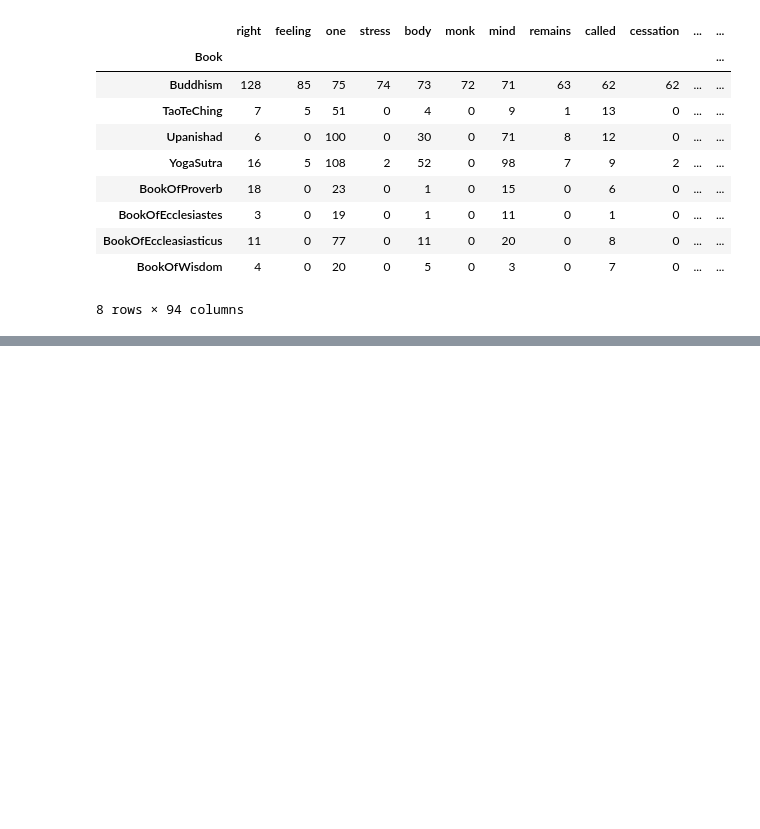
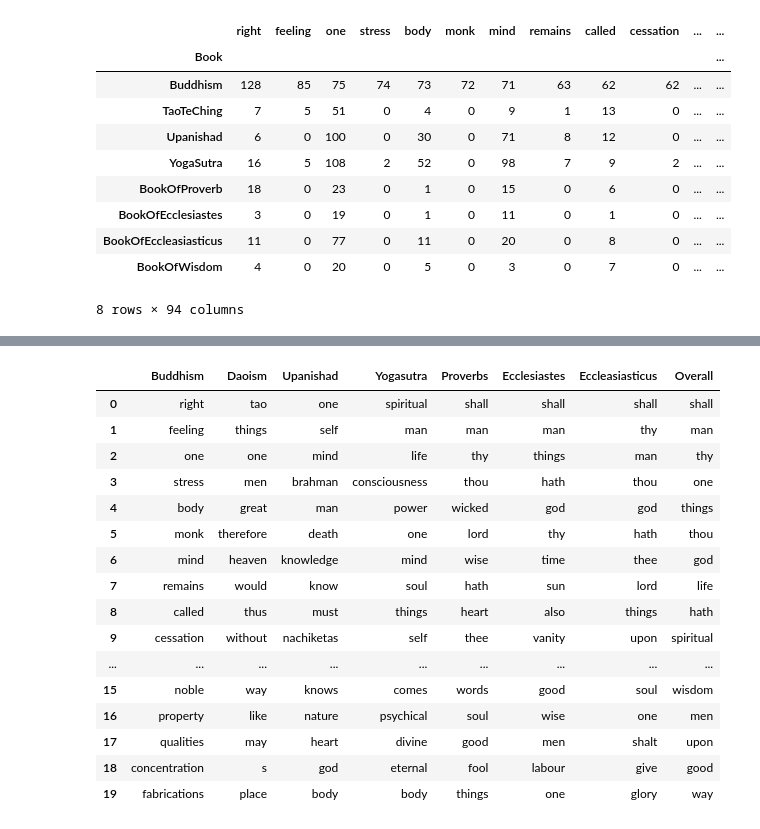
Before and after one commit to lsidarto/datahacks2021, a Jupyter notebook: Datahacks2021.ipynb, the cells around one changed output, grey strips where cells are left out. Cells and saved outputs as stored; diff of their text form; code cells hidden in the pictures; blank space fills up the shorter version.

```diff
--- a/Datahacks2021.ipynb
+++ b/Datahacks2021.ipynb
@@ -97,36 +100,36 @@ cols += top20.index.tolist()
 **YogaSutra Top 20 Words**
 # %%
 total_yogasutra = books[series.str.contains(names[3])].sum(axis = 0)[1:]
-top20 = total_yogasutra.sort_values(ascending = False)[:20]
-top20.plot.pie(label = "YogaSutra Top 20 words")
-cols += top20.index.tolist()
+top20_yogasutra = total_yogasutra.sort_values(ascending = False)[:20]
+top20_yogasutra.plot.pie(label = "YogaSutra Top 20 words")
+cols += top20_yogasutra.index.tolist()
 # %% [output]
 [figure]
 # %% [markdown]
 **BookofProverb Top 20 Words**
 # %%
 total_proverb = books[series.str.contains(names[4])].sum(axis = 0)[1:]
-top20 = total_proverb.sort_values(ascending = False)[:20]
-top20.plot.pie(label = "Proverb Top 20 words")
-cols += top20.index.tolist()
+top20_proverb = total_proverb.sort_values(ascending = False)[:20]
+top20_proverb.plot.pie(label = "Proverb Top 20 words")
+cols += top20_proverb.index.tolist()
 # %% [output]
 [figure]
 # %% [markdown]
 **BookofEcclesiastes Top 20 Words**
 # %%
 total_ecclesiastes = books[series.str.contains(names[5])].sum(axis = 0)[1:]
-top20 = total_ecclesiastes.sort_values(ascending = False)[:20]
-top20.plot.pie(label = "Ecclesiastes Top 20 words")
-cols += top20.index.tolist()
+top20_eccl = total_ecclesiastes.sort_values(ascending = False)[:20]
+top20_eccl.plot.pie(label = "Ecclesiastes Top 20 words")
+cols += top20_eccl.index.tolist()
 # %% [output]
 [figure]
 # %% [markdown]
 **BookofEcclesiasticus Top 20 Words**
 # %%
 total_ecclesiasticus = books[series.str.contains(names[6])].sum(axis = 0)[1:]
-top20 = total_ecclesiasticus.sort_values(ascending = False)[:20]
-top20.plot.pie(label = "Ecclesiasticus Top 20 words")
-cols += top20.index.tolist()
+top20_ecclus = total_ecclesiasticus.sort_values(ascending = False)[:20]
+top20_ecclus.plot.pie(label = "Ecclesiasticus Top 20 words")
+cols += top20_ecclus.index.tolist()
 # %% [output]
 [figure]
 # %% [markdown]
@@ -194,0 +195,20 @@ Based on the pie charts, we can observe that the word "man" comes up as the top
+# %%
+pd.DataFrame({"Buddhism":top20_buddhism.index.tolist(), "Daoism":top20_dao.index.tolist(), "Upanishad":top20_upanishad.index.tolist(), "Yogasutra":top20_yogasutra.index.tolist(), "Proverbs":top20_proverb.index.tolist(), "Ecclesiastes":top20_eccl.index.tolist(), "Eccleasiasticus":top20_ecclus.index.tolist(), "Overall":overall.index.tolist()})
+# %% [output]
+|  | Buddhism | Daoism | Upanishad | Yogasutra | Proverbs | Ecclesiastes | Eccleasiasticus | Overall |
+| 0 | right | tao | one | spiritual | shall | shall | shall | shall |
+| 1 | feeling | things | self | man | man | man | thy | man |
+| 2 | one | one | mind | life | thy | things | man | thy |
+| 3 | stress | men | brahman | consciousness | thou | hath | thou | one |
+| 4 | body | great | man | power | wicked | god | god | things |
+| 5 | monk | therefore | death | one | lord | thy | hath | thou |
+| 6 | mind | heaven | knowledge | mind | wise | time | thee | god |
+| 7 | remains | would | know | soul | hath | sun | lord | life |
+| 8 | called | thus | must | things | heart | also | things | hath |
+| 9 | cessation | without | nachiketas | self | thee | vanity | upon | spiritual |
+| ... | ... | ... | ... | ... | ... | ... | ... | ... |
+| 15 | noble | way | knows | comes | words | good | soul | wisdom |
+| 16 | property | like | nature | psychical | soul | wise | one | men |
+| 17 | qualities | may | heart | divine | good | men | shalt | upon |
+| 18 | concentration | s | god | eternal | fool | labour | give | good |
+| 19 | fabrications | place | body | body | things | one | glory | way |
```
Also changed, not shown: parts of 49 cells of this notebook, 1 other file.
